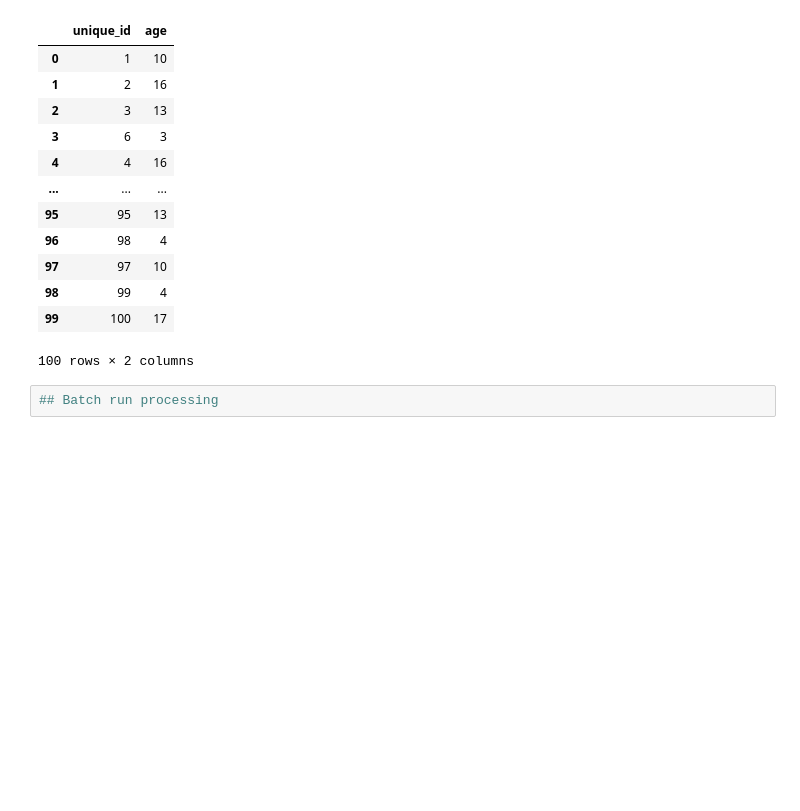
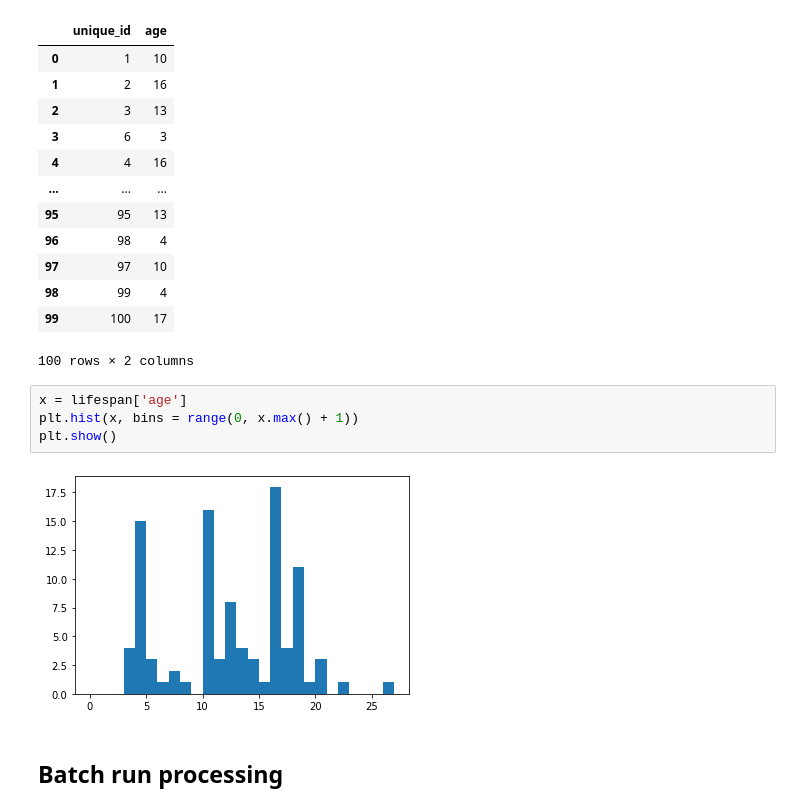
Before and after one commit to SethHu20/supermarket_sim, a Jupyter notebook: research.ipynb, the cells around one changed output. Cells and saved outputs as stored; diff of their text form; blank space fills up the shorter version.

```diff
--- a/research.ipynb
+++ b/research.ipynb
@@ -57,8 +62,14 @@ display(lifespan)
 | 98 | 99 | 4 |
 | 99 | 100 | 17 |
 100 rows × 2 columns
-# %%
-## Batch run processing
+# %%
+x = lifespan['age']
+plt.hist(x, bins = range(0, x.max() + 1))
+plt.show()
+# %% [output]
+[figure, added]
+# %% [markdown]
+## Batch run processing
 # %%
 from simulator import AisleModel
 from mesa.batchrunner import batch_run
```
Also changed, not shown: parts of 8 cells of this notebook, 2 other files.
